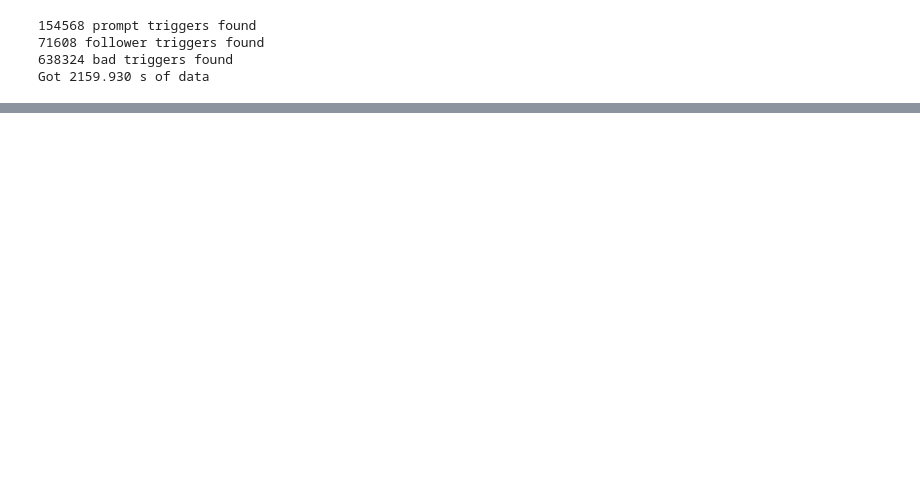
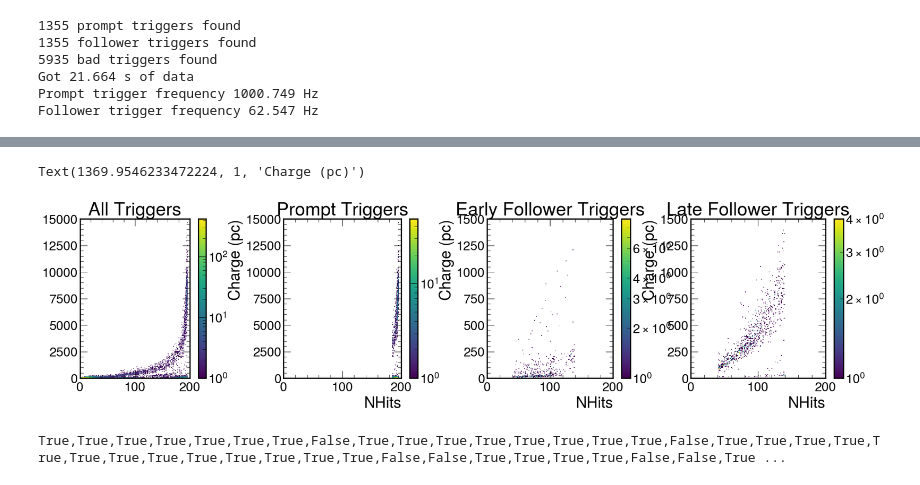
Before and after one commit to hbjamin/dichroicon-analysis, a Jupyter notebook: muons/main.ipynb, the cells around one changed output, grey strips where cells are left out. Drawn from its saved outputs; the diff is of its cells as text; code cells hidden in the pictures; blank space fills up the shorter version.

```diff
--- a/muons/main.ipynb
+++ b/muons/main.ipynb
@@ -226,14 +273,21 @@ Found 1157 files for run 1246
 # %%
-prompt_nhit_range = (180,200)
-follower_nhit_range = (80,130)
+def line(x,a,b,c):
+    return np.exp(a*(x+b))+c
 
-prompt_charge_range = (300, 3000)
+#first = line(x,0.022,108,90)
+
+
+prompt_nhit_range = (185,200)
+follower_nhit_range = (40,140)
+
+prompt_charge_range = (600,1500)
 
 run.reset_trigger_types()
 run.reset_time_since_last_prompt_trigger()
 
 run.set_trigger_types_with_nhit(prompt_nhit_range, follower_nhit_range)
 #run.set_trigger_types_with_nhit_and_charge(prompt_nhit_range, follower_nhit_range, prompt_charge_range)
+#run.set_trigger_types_with_nhit_and_charge_curve
 run.set_time_since_last_promp_trigger()
 
 nprompt = [event.trigger_type==0 for event in run.events].count(True)
@@ -248,9 +302,55 @@ ts = run.get_timestamp_us()
 dt = run.get_time_since_last_trigger_us()
 dt_prompt = run.get_time_since_last_prompt_trigger_us()
 
+prescale = 16
 print(f"Got {ts[-1]/1e6:.3f} s of data")
+print(f"Prompt trigger frequency {16*nprompt/(ts[-1]/1e6):.3f} Hz")
+print(f"Follower trigger frequency {nfollower/(ts[-1]/1e6):.3f} Hz")
 # %% [output]
-154568 prompt triggers found
-71608 follower triggers found
-638324 bad triggers found
-Got 2159.930 s of data
+1355 prompt triggers found
+1355 follower triggers found
+5935 bad triggers found
+Got 21.664 s of data
+Prompt trigger frequency 1000.749 Hz
+Follower trigger frequency 62.547 Hz
+# %%
+charge = [event.total_digit_charge_pc for event in run.events]
+nhit = [event.nhits for event in run.events]
+
+prompt_charge = [event.total_digit_charge_pc for event in run.events if event.trigger_type==0]
+prompt_nhit = [event.nhits for event in run.events if event.trigger_type==0]
+
+early_follower_charge = [event.total_digit_charge_pc for event in run.events if event.trigger_type==1 and event.time_since_last_prompt_trigger_us < 4]
+early_follower_nhit = [event.nhits for event in run.events if event.trigger_type==1 and event.time_since_last_prompt_trigger_us < 4]
+
+late_follower_charge = [event.total_digit_charge_pc for event in run.events if event.trigger_type==1 and event.time_since_last_prompt_trigger_us >= 4]
+late_follower_nhit = [event.nhits for event in run.events if event.trigger_type==1 and event.time_since_last_prompt_trigger_us >= 4]
+
+x = np.linspace(0,200,100)
+
+fig, ax = plt.subplots(1,4, figsize=(15,5))
+fig.tight_layout()
+hep.hist2dplot(np.histogram2d(nhits, charge, bins=(200,200), range=((0,200),(0,15000))), ax=ax[0], norm='log')
+ax[0].set_title("All Triggers")
+#ax[0].plot(x,line(x,0.022,108,90),'-',linewidth=2,color='red')
+
+hep.hist2dplot(np.histogram2d(prompt_nhit, prompt_charge, bins=(200,200), range=((0,200),(0,15000))), ax=ax[1], norm='log')
+ax[1].set_title("Prompt Triggers")
+ax[1].set_xlabel("NHits")
+ax[1].set_ylabel("Charge (pc)")
+
+hep.hist2dplot(np.histogram2d(early_follower_nhit, early_follower_charge, bins=(200,200), range=((0,200),(0,1500))), ax=ax[2], norm='log')
+ax[2].set_title("Early Follower Triggers")
+ax[2].set_xlabel("NHits")
+ax[2].set_ylabel("Charge (pc)")
+
+hep.hist2dplot(np.histogram2d(late_follower_nhit, late_follower_charge, bins=(200,200), range=((0,200),(0,1500))), ax=ax[3], norm='log')
+ax[3].set_title("Late Follower Triggers")
+ax[3].set_xlabel("NHits")
+ax[3].set_ylabel("Charge (pc)")
+
+# Cut on nhit and charge aboce 100 nhit to isolate the three regions
+# Top is prompt muons
+# Bottoms is early michels
+# What is middle? Late something
+# %% [output]
@@ -257,3 +361,5 @@ Got 2159.930 s of data
+Text(1369.9546233472224, 1, 'Charge (pc)')
+[figure, added]
 # %%
 # early_total_charge = [event.total_gaussian_charge_pc for event in run.events if event.time_since_last_trigger_us<3]
 # late_total_charge = [event.total_gaussian_charge_pc for event in run.events if event.time_since_last_trigger_us>3]
@@ -271,6 +377,10 @@ Got 2159.930 s of data
 # %%
 # for event in run.events:
 #     event.print()
+
+print(','.join(f"{bool}" for bool in run.pmt_is_online))
+# %% [output]
+True,True,True,True,True,True,True,False,True,True,True,True,True,True,True,True,False,True,True,True,True,True,True,True,True,True,True,True,True,True,False,False,True,True,True,True,False,False,True ...
 # %%
 nhits = run.get_nhits()
 
```
Also changed, not shown: parts of 39 cells of this notebook, 3 other files.
